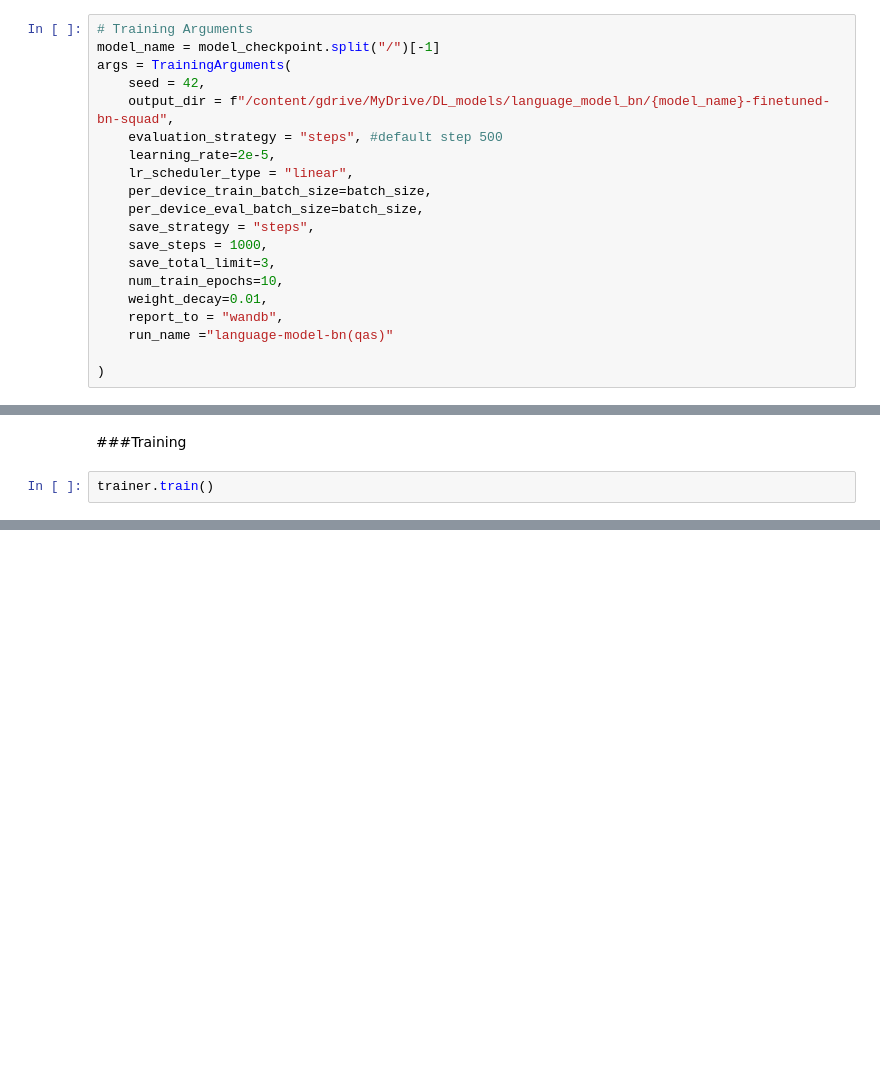
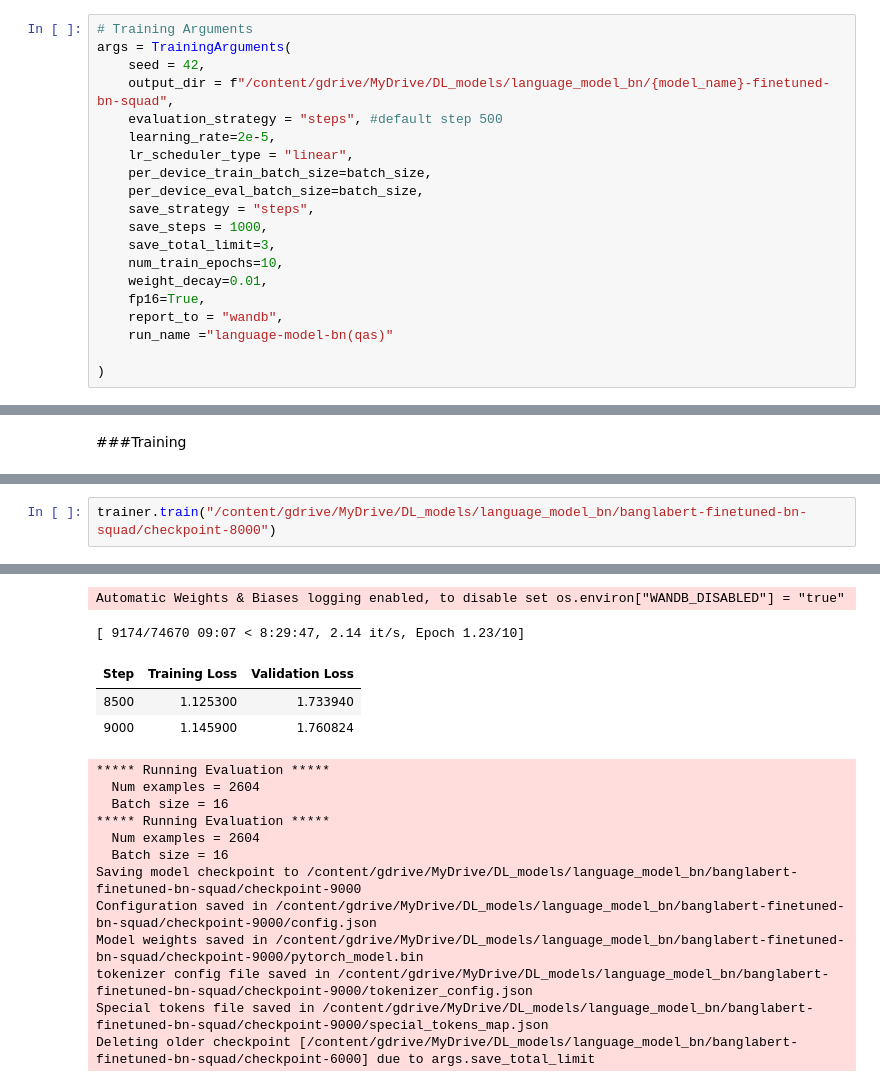
Before and after one commit to afschowdhury/language-model-bn, a Jupyter notebook: QAs_banglaBert.ipynb, the cells around one changed output, grey strips where cells are left out. Drawn from its saved outputs; the diff is of its cells as text; blank space fills up the shorter version.

Commit message:
train to 9000 steps

```diff
--- a/QAs_banglaBert.ipynb
+++ b/QAs_banglaBert.ipynb
@@ -447,7 +469,6 @@ model.config
 ###Training Arguments derivation(hyperparameters)
 # %%
 # Training Arguments
-model_name = model_checkpoint.split("/")[-1]
 args = TrainingArguments(
     seed = 42,
     output_dir = f"/content/gdrive/MyDrive/DL_models/language_model_bn/{model_name}-finetuned-bn-squad",
@@ -461,6 +482,7 @@ args = TrainingArguments(
     save_total_limit=3,
     num_train_epochs=10,
     weight_decay=0.01,
+    fp16=True,
     report_to = "wandb",
     run_name ="language-model-bn(qas)"
 
@@ -501,4 +522,2 @@ trainer = Trainer(
 # %% [markdown]
 ###Training
-# %%
-trainer.train()
@@ -537,0 +524,3 @@ Special tokens file saved in /content/gdrive/MyDrive/DL_models/language_model_bn
+# %%
+trainer.train("/content/gdrive/MyDrive/DL_models/language_model_bn/banglabert-finetuned-bn-squad/checkpoint-8000")
+# %% [output]
@@ -537,0 +539,17 @@ Special tokens file saved in /content/gdrive/MyDrive/DL_models/language_model_bn
+Automatic Weights & Biases logging enabled, to disable set os.environ["WANDB_DISABLED"] = "true"
+[ 9174/74670 09:07 < 8:29:47, 2.14 it/s, Epoch 1.23/10]
+| Step | Training Loss | Validation Loss |
+| 8500 | 1.125300 | 1.733940 |
+| 9000 | 1.145900 | 1.760824 |
+***** Running Evaluation *****
+  Num examples = 2604
+  Batch size = 16
+***** Running Evaluation *****
+  Num examples = 2604
+  Batch size = 16
+Saving model checkpoint to /content/gdrive/MyDrive/DL_models/language_model_bn/banglabert-finetuned-bn-squad/checkpoint-9000
+Configuration saved in /content/gdrive/MyDrive/DL_models/language_model_bn/banglabert-finetuned-bn-squad/checkpoint-9000/config.json
+Model weights saved in /content/gdrive/MyDrive/DL_models/language_model_bn/banglabert-finetuned-bn-squad/checkpoint-9000/pytorch_model.bin
+tokenizer config file saved in /content/gdrive/MyDrive/DL_models/language_model_bn/banglabert-finetuned-bn-squad/checkpoint-9000/tokenizer_config.json
+Special tokens file saved in /content/gdrive/MyDrive/DL_models/language_model_bn/banglabert-finetuned-bn-squad/checkpoint-9000/special_tokens_map.json
+Deleting older checkpoint [/content/gdrive/MyDrive/DL_models/language_model_bn/banglabert-finetuned-bn-squad/checkpoint-6000] due to args.save_total_limit
```
Also changed, not shown: parts of 18 cells of this notebook.
